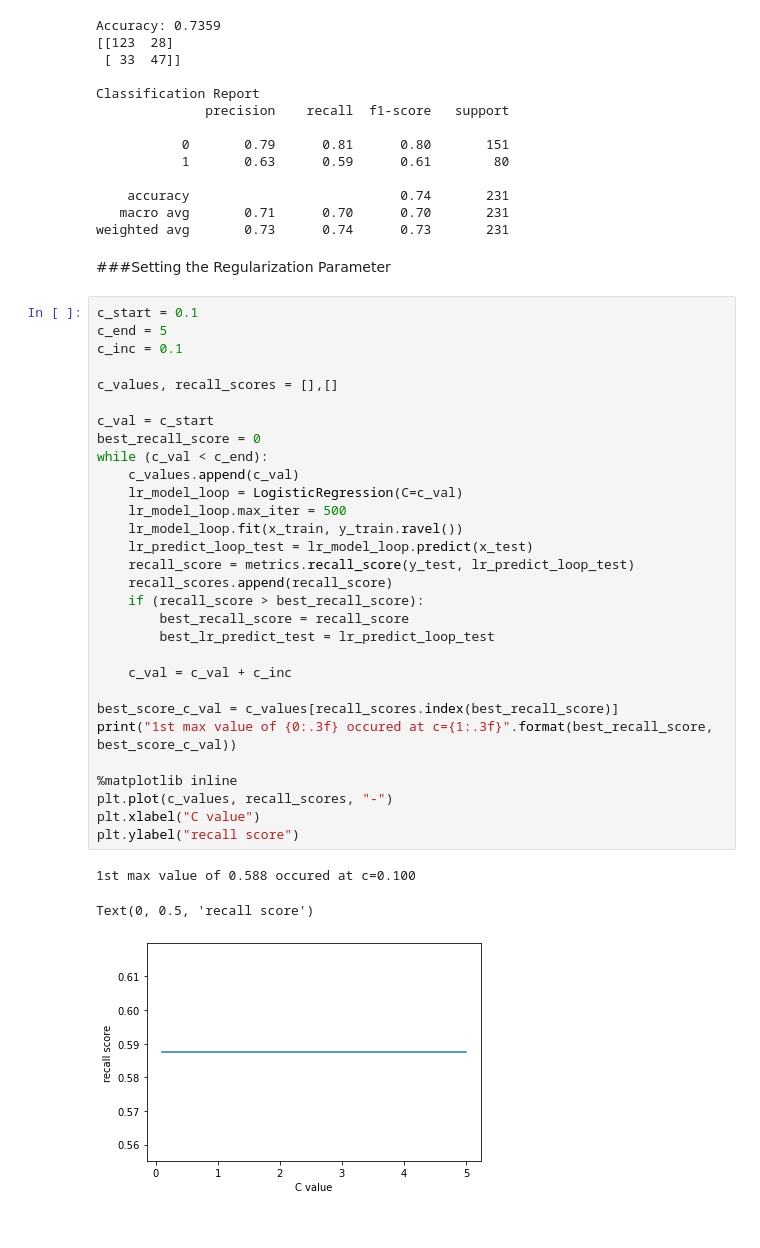
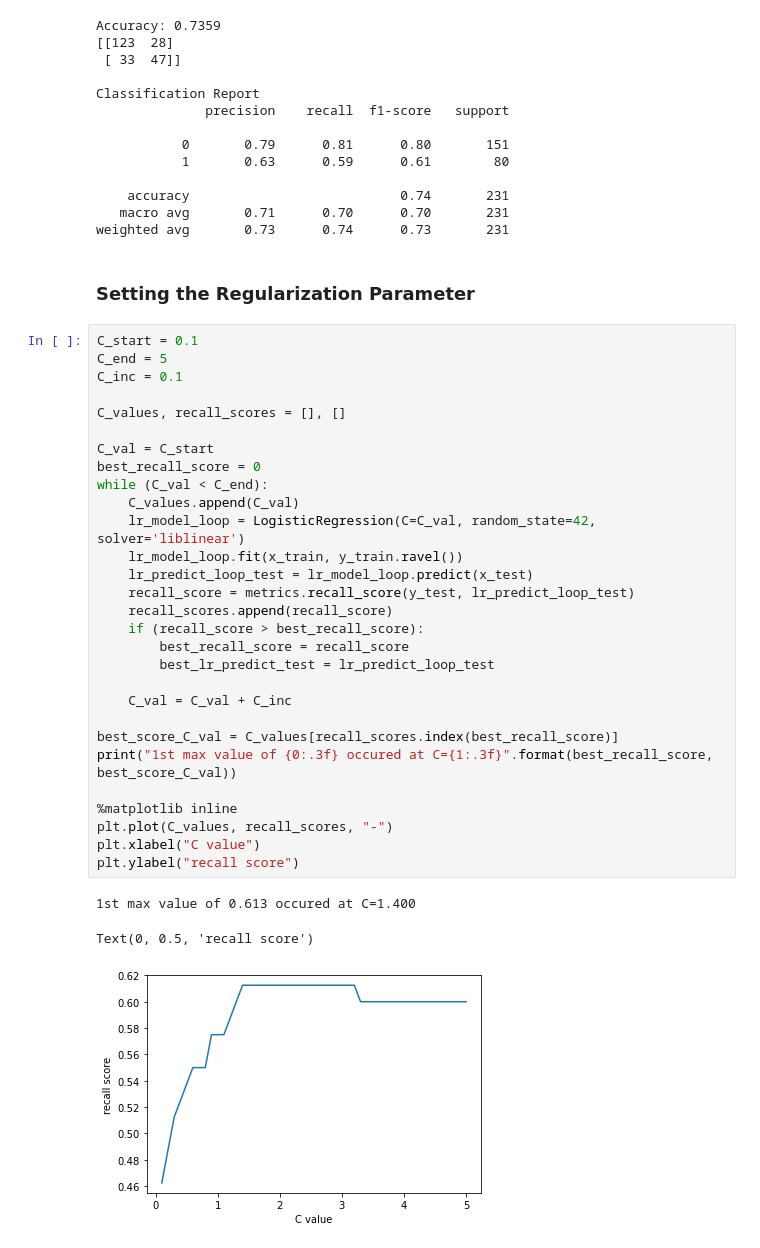
Before and after one commit to dp9242000/PimaDiabetesPrediction, a Jupyter notebook: PimaDiabetesPrediction.ipynb, the cells around one changed output. Cells and saved outputs as stored; diff of their text form.

Commit message:
corrected the markdown comments, tested with Logistic Regression

```diff
--- a/PimaDiabetesPrediction.ipynb
+++ b/PimaDiabetesPrediction.ipynb
@@ -430,38 +430,37 @@ Classification Report
    macro avg       0.71      0.70      0.70       231
 weighted avg       0.73      0.74      0.73       231
 # %% [markdown]
-###Setting the Regularization Parameter
+### Setting the Regularization Parameter
 # %%
-c_start = 0.1
-c_end = 5
-c_inc = 0.1
+C_start = 0.1
+C_end = 5
+C_inc = 0.1
 
-c_values, recall_scores = [],[]
+C_values, recall_scores = [], []
 
-c_val = c_start
+C_val = C_start
 best_recall_score = 0
-while (c_val < c_end):
-    c_values.append(c_val)
-    lr_model_loop = LogisticRegression(C=c_val)
-    lr_model_loop.max_iter = 500
+while (C_val < C_end):
+    C_values.append(C_val)
+    lr_model_loop = LogisticRegression(C=C_val, random_state=42, solver='liblinear')
     lr_model_loop.fit(x_train, y_train.ravel())
     lr_predict_loop_test = lr_model_loop.predict(x_test)
     recall_score = metrics.recall_score(y_test, lr_predict_loop_test)
     recall_scores.append(recall_score)
     if (recall_score > best_recall_score):
         best_recall_score = recall_score
         best_lr_predict_test = lr_predict_loop_test
 
-    c_val = c_val + c_inc
+    C_val = C_val + C_inc
 
-best_score_c_val = c_values[recall_scores.index(best_recall_score)]
-print("1st max value of {0:.3f} occured at c={1:.3f}".format(best_recall_score, best_score_c_val))
+best_score_C_val = C_values[recall_scores.index(best_recall_score)]
+print("1st max value of {0:.3f} occured at C={1:.3f}".format(best_recall_score, best_score_C_val))
 
 %matplotlib inline
-plt.plot(c_values, recall_scores, "-")
+plt.plot(C_values, recall_scores, "-")
 plt.xlabel("C value")
 plt.ylabel("recall score")
 # %% [output]
-1st max value of 0.588 occured at c=0.100
+1st max value of 0.613 occured at C=1.400
 Text(0, 0.5, 'recall score')
-[figure, old version]
+[figure, new version]
```
Also changed, not shown: parts of 16 cells of this notebook.
